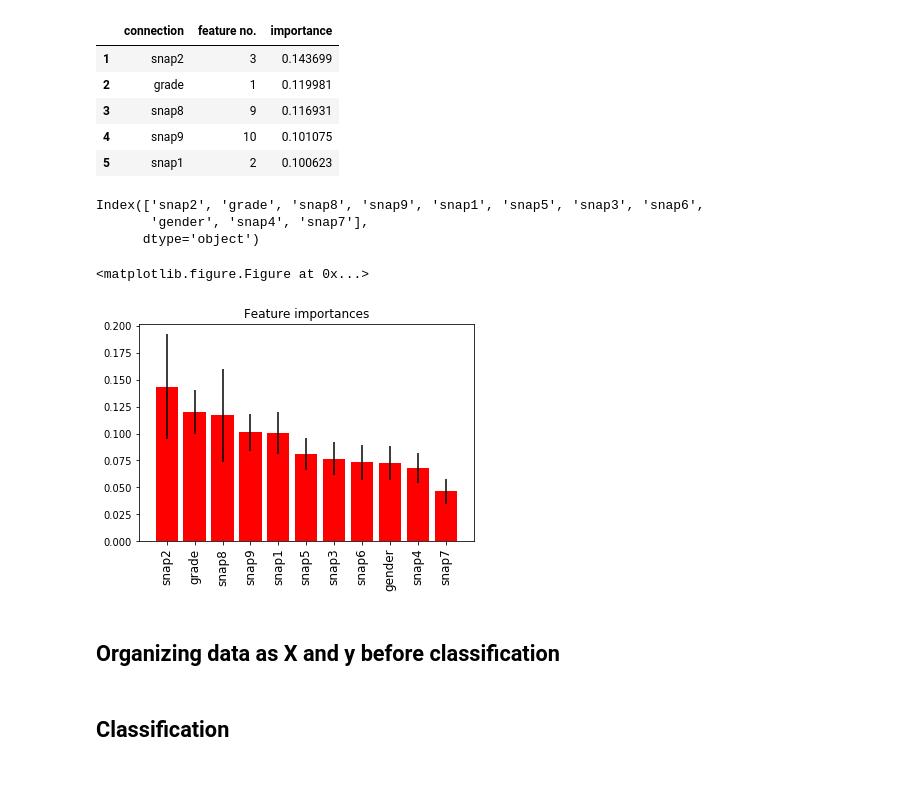
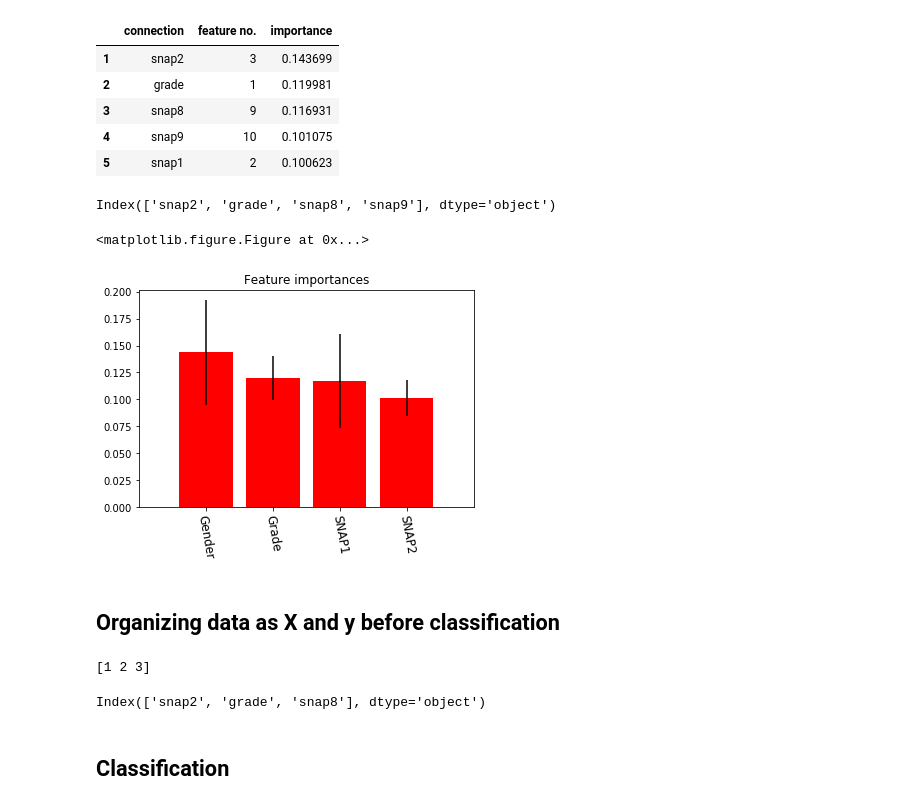
Before and after one commit to arvidl/inattention-populationsample, a Jupyter notebook: notebooks/prediction.ipynb, the cells around one changed output. Saved outputs shown, nothing was run; the diff lists cells and outputs as text; code cells hidden in the pictures; blank space fills up the shorter version.

```diff
--- a/notebooks/prediction.ipynb
+++ b/notebooks/prediction.ipynb
@@ -705,31 +741,30 @@ Top 5 feature ranking:
 # %%
 # Plot the top ranked feature importances of the forest
 
 fig = plt.figure(figsize=(18, 16), dpi= 80, facecolor='w', edgecolor='k')
 
-top_n = 11
+top_n = 4
 topn = indices[range(top_n)]  # Feature importances with Random Forest
 
 Xn = X.iloc[:, topn]
 
 print(Xn.columns)
 plt.figure()
 plt.title("Feature importances")
 plt.bar(range(Xn.shape[1]), importances[topn],
        color="r", yerr=std[topn], align="center")
-labels = Xn.columns
+#labels = Xn.columns
+labels = ['Gender', 'Grade', 'SNAP1', 'SNAP2', 'SNAP3', 'SNAP4', 'SNAP5', 'SNAP6', 'SNAP7', 'SNAP8', 'SNAP9']
 #  plt.xticks(range(Xn.shape[1]), topn, labels, rotation = 45, fontsize=18)
-plt.xticks(range(top_n), labels, rotation = 90, fontsize=12)
+plt.xticks(range(top_n), labels, rotation = 280, fontsize=12)
 plt.xlim([-1, Xn.shape[1]])
 thisfig_ = '../manus/Figs/random_forest_feature_importances_top5.pdf'
 #plt.savefig(thisfig_, bbox_inches='tight')
 plt.show()
 # %% [output]
-Index(['snap2', 'grade', 'snap8', 'snap9', 'snap1', 'snap5', 'snap3', 'snap6',
-       'gender', 'snap4', 'snap7'],
-      dtype='object')
+Index(['snap2', 'grade', 'snap8', 'snap9'], dtype='object')
 <matplotlib.figure.Figure at 0x...>
-[figure, old version]
+[figure, new version]
 # %% [markdown]
 ## Organizing data as X and y before classification
 # %%
@@ -756,7 +791,8 @@ Index(['snap2', 'grade', 'snap8', 'snap9', 'snap1', 'snap5', 'snap3', 'snap6',
 #Y = df.loc[:, ['Stroop_3_cat']]
 
 
-Xp = dfD.loc[:, ['snap2', 'grade', 'snap8', 'gender']]
+# Xp = dfD.loc[:, ['snap2', 'grade', 'snap8', 'gender']]
+Xp = dfD.loc[:, ['snap2', 'grade', 'snap8']]
 # Xp = dfD.loc[:, ['snap2', 'snap8']]
 # Xp = dfC.loc[:, ['gender', 'grade']]
 # Xp = X
@@ -764,6 +800,9 @@ Xp = dfD.loc[:, ['snap2', 'grade', 'snap8', 'gender']]
 #y = y.as_matrix().ravel()
 print(np.unique(y))
 Xp.columns
+# %% [output]
+[1 2 3]
+Index(['snap2', 'grade', 'snap8'], dtype='object')
 # %% [markdown]
 ## Classification
 # %%
```
Also changed, not shown: parts of 8 cells of this notebook.
